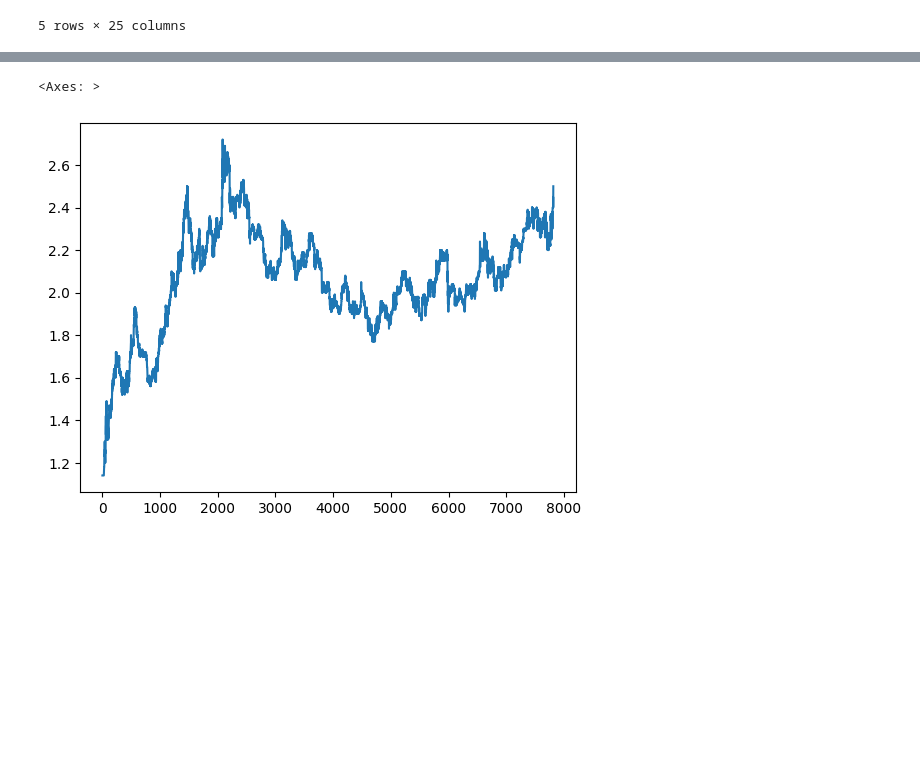
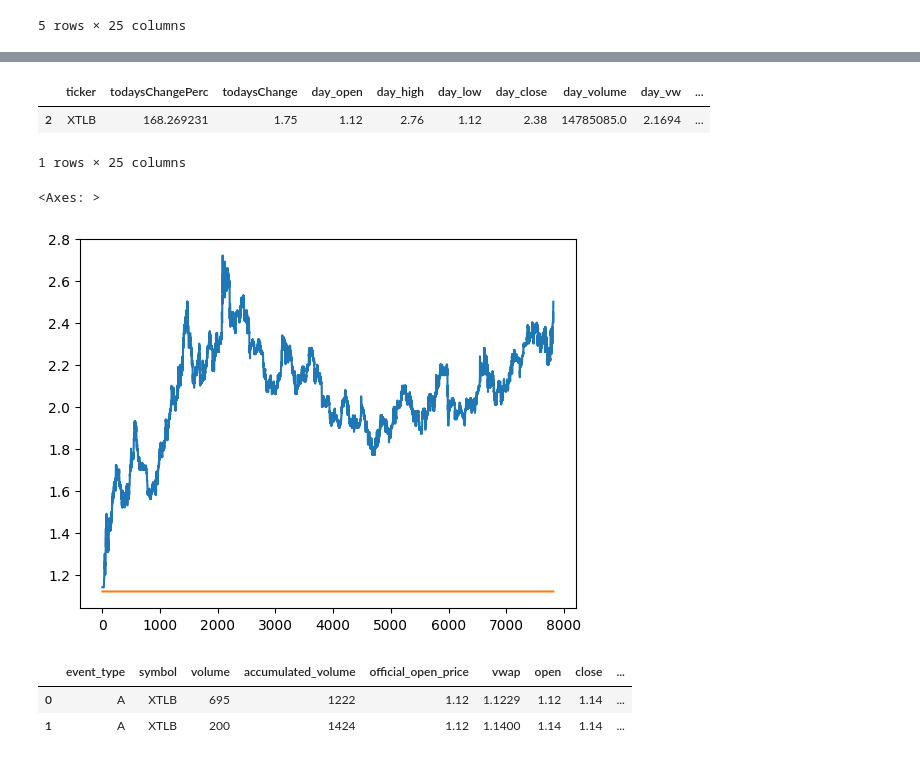
Before and after one commit to maheshpeiris0/Random-Python-Work, a Jupyter notebook: 2024/March/RandomValuesGenerations/random_sp.ipynb, the cells around one changed output, grey strips where cells are left out. Cells and saved outputs as stored; diff of their text form; code cells hidden in the pictures; blank space fills up the shorter version.

```diff
--- a/2024/March/RandomValuesGenerations/random_sp.ipynb
+++ b/2024/March/RandomValuesGenerations/random_sp.ipynb
@@ -25,7 +38,20 @@ df.sort_values(by='todaysChangePerc',ascending=False).head(3)
+# %%
+df.query('ticker=="XTLB"')
+# %% [output]
+|  | ticker | todaysChangePerc | todaysChange | day_open | day_high | day_low | day_close | day_volume | day_vw | ... |
+| 2 | XTLB | 168.269231 | 1.75 | 1.12 | 2.76 | 1.12 | 2.38 | 14785085.0 | 2.1694 | ... |
+1 rows × 25 columns
 # %%
 dataset = pd.read_json('/workspaces/Random-Python-Work/2024/March/RandomValuesGenerations/XTLB.json', lines=True)
 # %%
 dataset['close'].plot()
+dataset['official_open_price'].plot()
 # %% [output]
 <Axes: >
-[figure, old version]
+[figure, new version]
+# %%
+dataset.head(2)
+# %% [output]
+|  | event_type | symbol | volume | accumulated_volume | official_open_price | vwap | open | close | ... |
+| 0 | A | XTLB | 695 | 1222 | 1.12 | 1.1229 | 1.12 | 1.14 | ... |
+| 1 | A | XTLB | 200 | 1424 | 1.12 | 1.1400 | 1.14 | 1.14 | ... |
```
Also changed, not shown: parts of 1 cell of this notebook.
